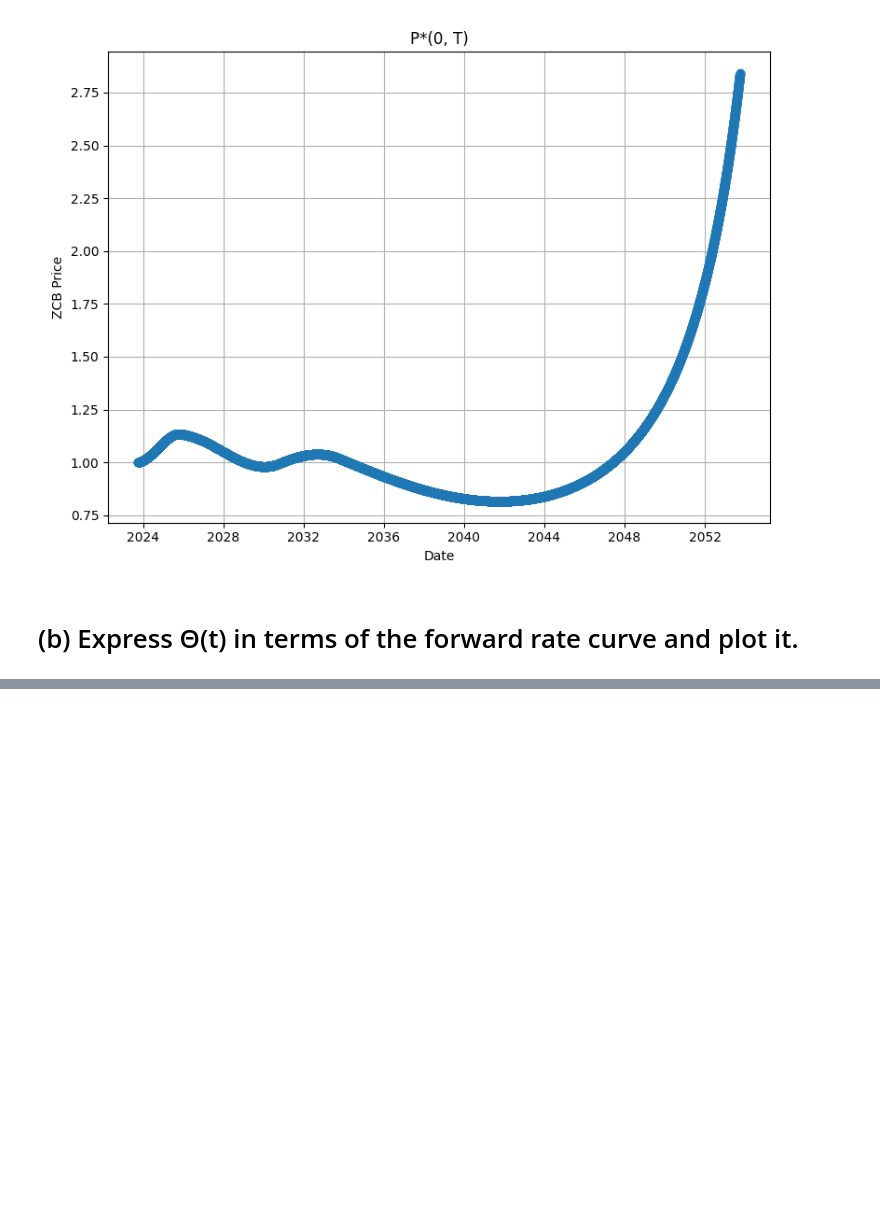
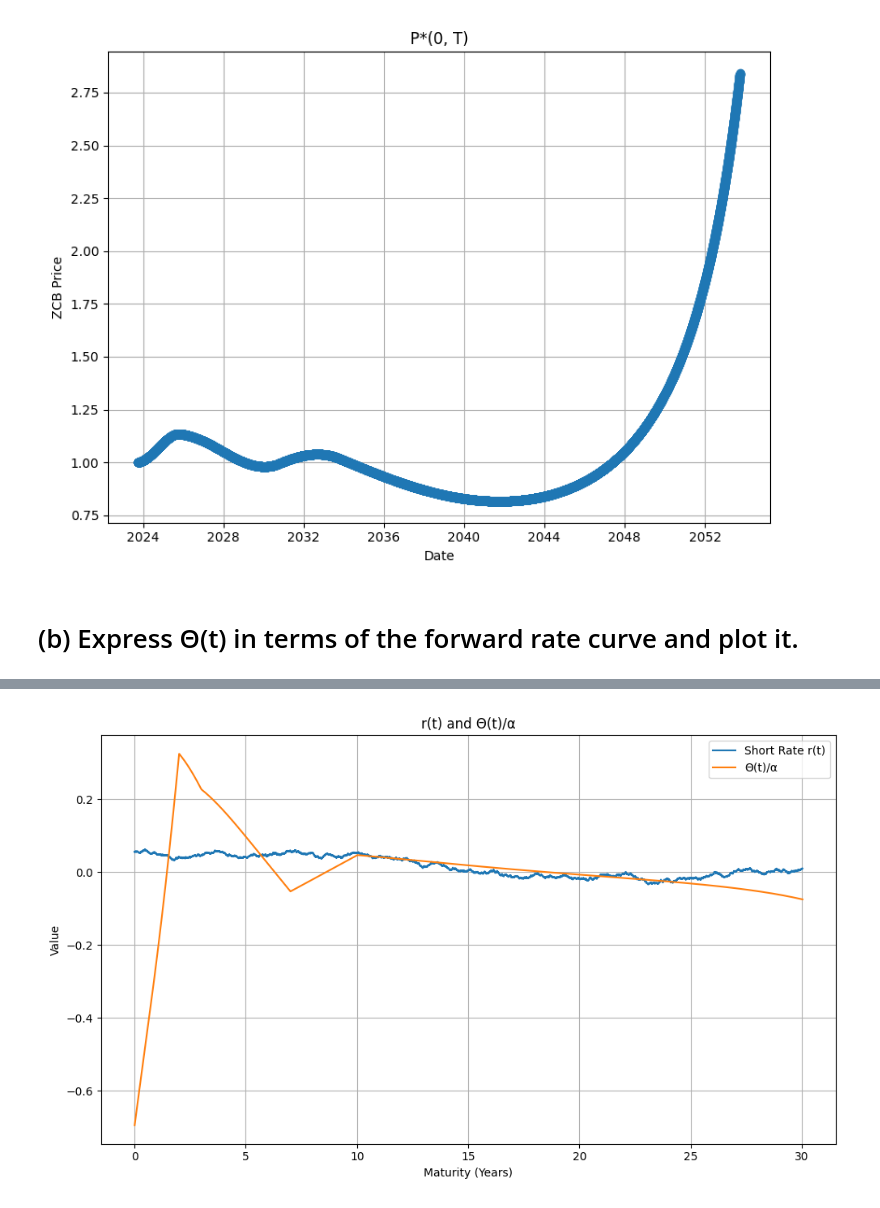
Before and after one commit to pangjunrong/KTH-Hull-White-Calibration, a Jupyter notebook: Project2.ipynb, the cells around one changed output, grey strips where cells are left out. Saved outputs shown, nothing was run; the diff lists cells and outputs as text; code cells hidden in the pictures; blank space fills up the shorter version.

```diff
--- a/Project2.ipynb
+++ b/Project2.ipynb
@@ -94,0 +101,35 @@ plt.show()
+# %%
+np.random.seed(6)
+t_values = df_ycs['Maturity'].values
+num_steps = len(t_values)
+
+# Initialize arrays for r(t) and Θ(t)/α
+r_values = np.zeros(num_steps)
+r_values[0] = df_ycs['Yield'].iloc[0]
+theta_values = df_ycs['Theta']/alpha
+
+# Simulate the short rate r(t) and calculate Θ(t)/α
+for i in range(num_steps - 1):
+    t = t_values[i]
+    T = t_values[i + 1]
+
+    A_t_T = (1 - np.exp(-alpha * (T - t))) / alpha
+    B_t_T = (1 - np.exp(-alpha * (T - t))) / (alpha**2)
+
+    dt = T - t
+    dW = np.random.normal(0, np.sqrt(dt))
+    r_values[i + 1] = r_values[i] + alpha * (A_t_T - r_values[i]) * dt + sigma * np.sqrt(dt) * np.random.normal(0, 1)
+
+# Plot the short rate r(t) and Θ(t)/α
+plt.figure(figsize=(10, 6))
+plt.plot(t_values, r_values, label='Short Rate r(t)')
+plt.plot(t_values, theta_values, label='Θ(t)/α')
+plt.title('r(t) and Θ(t)/α')
+plt.xlabel('Maturity (Years)')
+plt.ylabel('Value')
+plt.grid(True)
+plt.legend()
+plt.tight_layout()
+plt.show()
+# %% [output]
+[figure, added]
```
Also changed, not shown: parts of 7 cells of this notebook, 1 other file.
